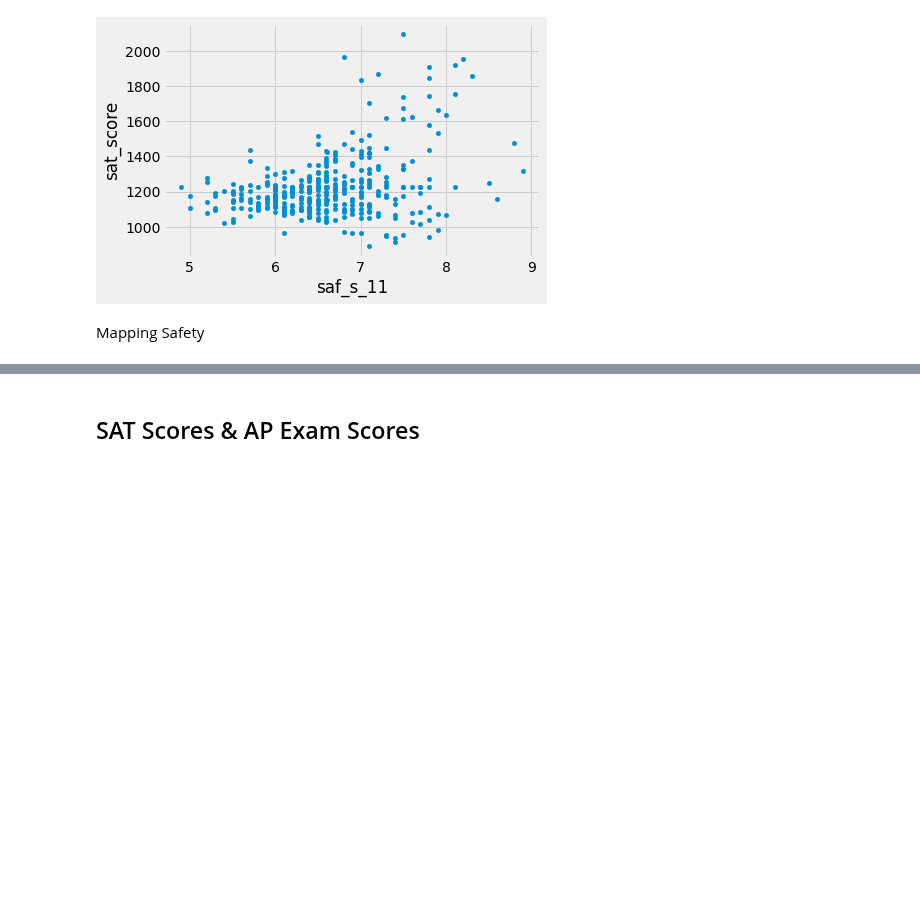
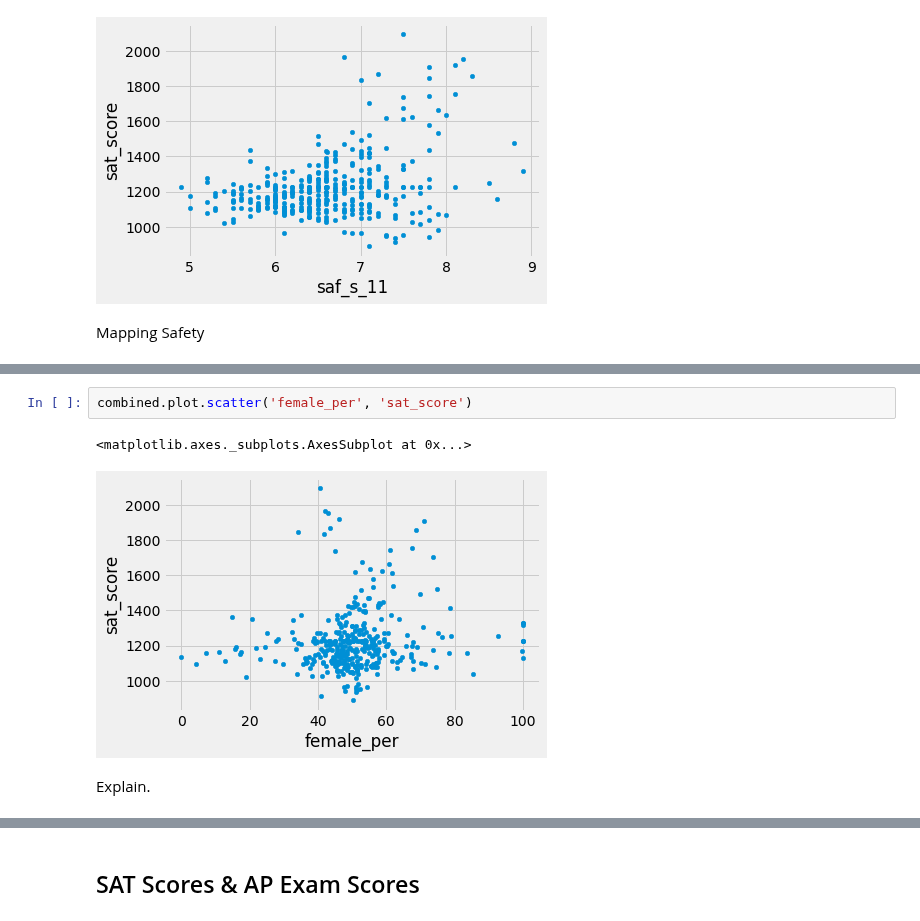
Before and after one commit to branBeckett/data-science-projects, a Jupyter notebook: nyc-high-school-data/nyc-high-school-data.ipynb, the cells around one changed output, grey strips where cells are left out. Cells and saved outputs as stored; diff of their text form; blank space fills up the shorter version.

```diff
--- a/nyc-high-school-data/nyc-high-school-data.ipynb
+++ b/nyc-high-school-data/nyc-high-school-data.ipynb
@@ -256,0 +305,7 @@ combined.corr()['sat_score'][gender_fields].plot.bar()
+# %%
+combined.plot.scatter('female_per', 'sat_score')
+# %% [output]
+<matplotlib.axes._subplots.AxesSubplot at 0x...>
+[figure, added]
+# %% [markdown]
+Explain.
```
Also changed, not shown: parts of 14 cells of this notebook.
